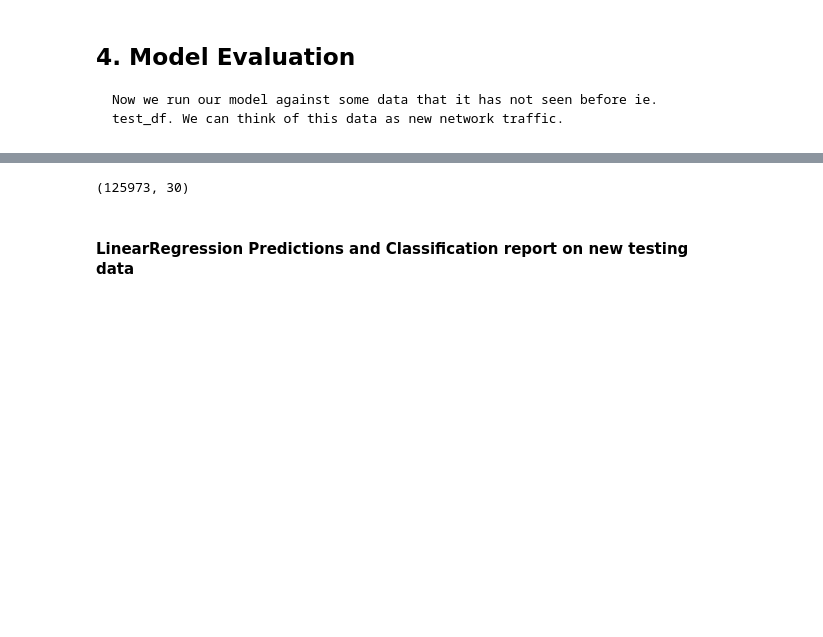
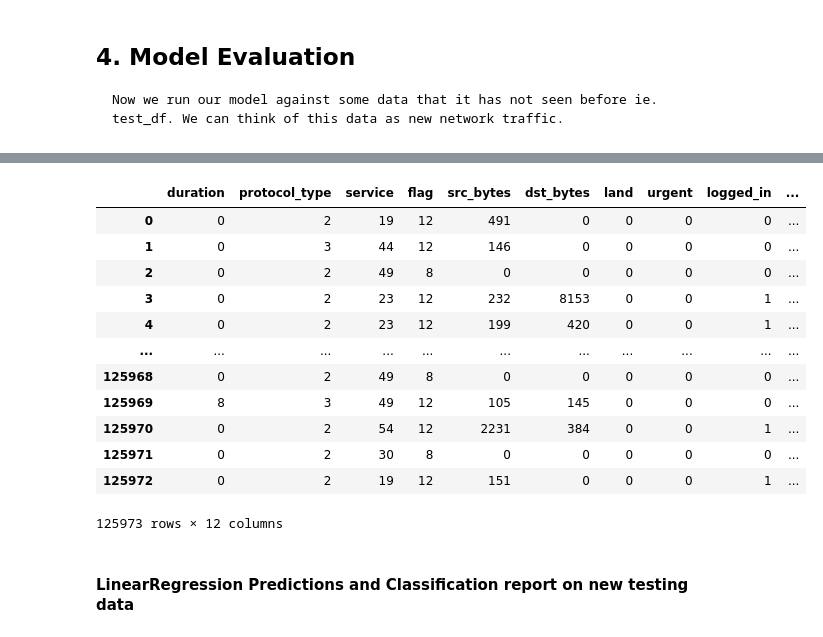
Before and after one commit to IT-Afra/IDS-SDN-With-AI, a Jupyter notebook: ML-Algorithm/NSL Data Analysis_LR_ET.ipynb, the cells around one changed output, grey strips where cells are left out. Saved outputs shown, nothing was run; the diff lists cells and outputs as text; code cells hidden in the pictures; blank space fills up the shorter version.

```diff
--- a/ML-Algorithm/NSL Data Analysis_LR_ET.ipynb
+++ b/ML-Algorithm/NSL Data Analysis_LR_ET.ipynb
@@ -1099,8 +1074,20 @@ scaler = StandardScaler().fit(X_t)
 X_t = scaler.transform(X_t)
 # %%
-train_df_new.shape
+train_df_new
 # %% [output]
+|  | duration | protocol_type | service | flag | src_bytes | dst_bytes | land | urgent | logged_in | ... |
+| 0 | 0 | 2 | 19 | 12 | 491 | 0 | 0 | 0 | 0 | ... |
+| 1 | 0 | 3 | 44 | 12 | 146 | 0 | 0 | 0 | 0 | ... |
+| 2 | 0 | 2 | 49 | 8 | 0 | 0 | 0 | 0 | 0 | ... |
+| 3 | 0 | 2 | 23 | 12 | 232 | 8153 | 0 | 0 | 1 | ... |
+| 4 | 0 | 2 | 23 | 12 | 199 | 420 | 0 | 0 | 1 | ... |
+| ... | ... | ... | ... | ... | ... | ... | ... | ... | ... | ... |
+| 125968 | 0 | 2 | 49 | 8 | 0 | 0 | 0 | 0 | 0 | ... |
+| 125969 | 8 | 3 | 49 | 12 | 105 | 145 | 0 | 0 | 0 | ... |
+| 125970 | 0 | 2 | 54 | 12 | 2231 | 384 | 0 | 0 | 1 | ... |
+| 125971 | 0 | 2 | 30 | 8 | 0 | 0 | 0 | 0 | 0 | ... |
+| 125972 | 0 | 2 | 19 | 12 | 151 | 0 | 0 | 0 | 1 | ... |
-(125973, 30)
+125973 rows × 12 columns
 # %% [markdown]
 #### LinearRegression Predictions and Classification report on new testing data
 # %%
```
Also changed, not shown: parts of 42 cells of this notebook.
